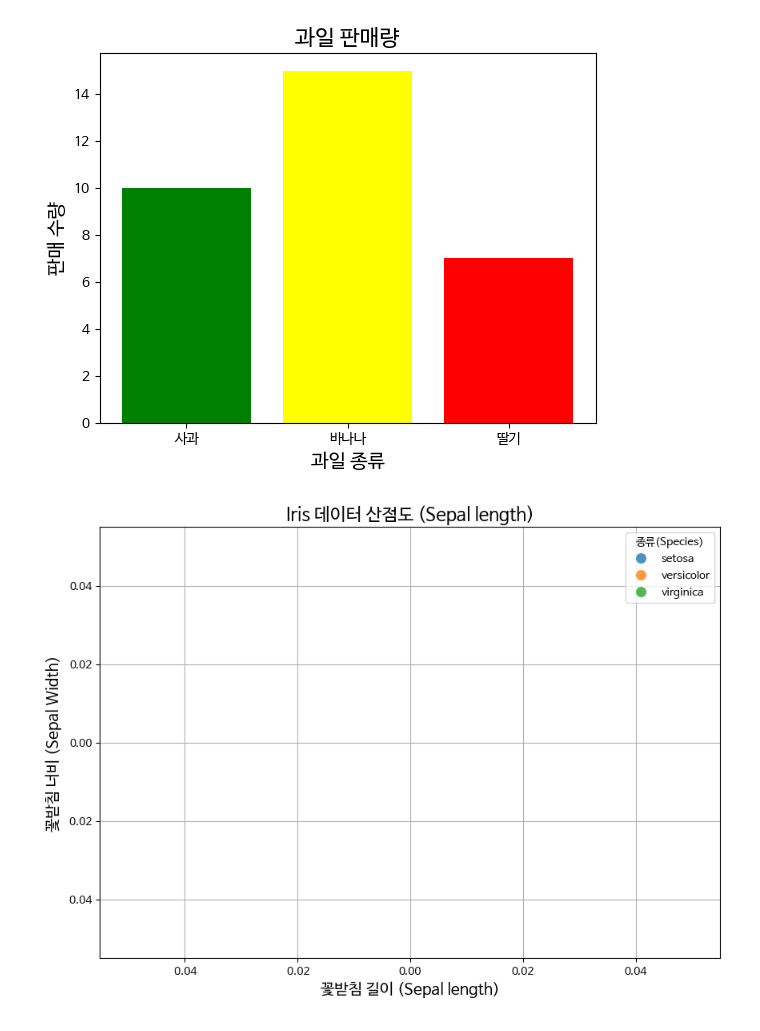
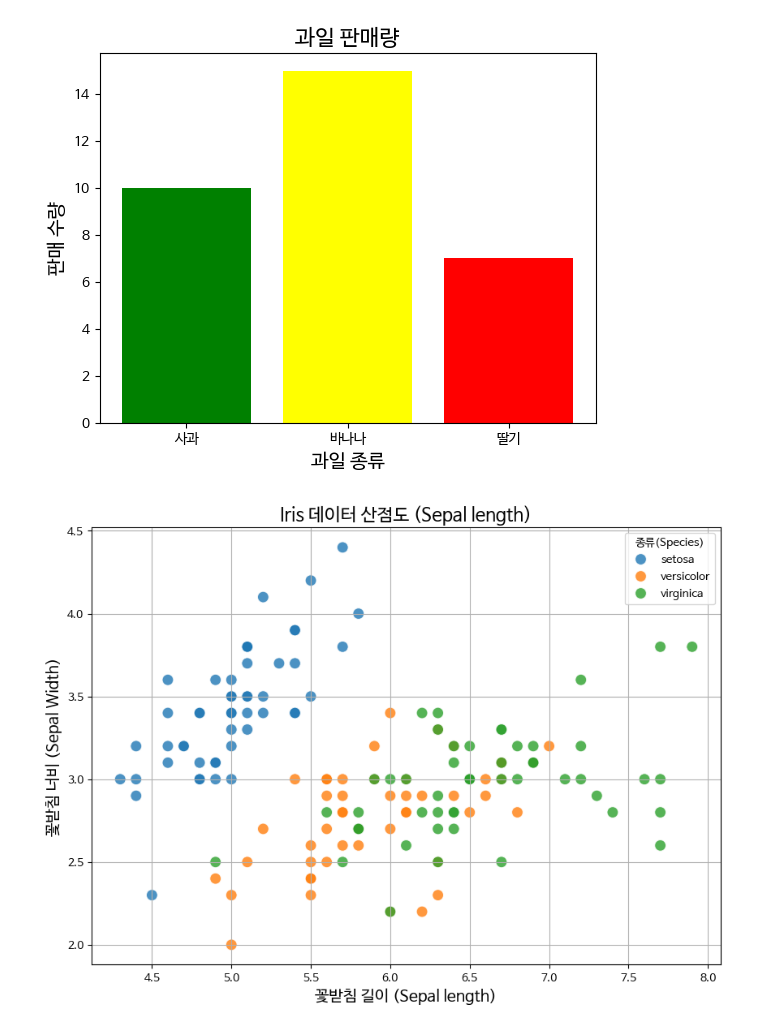
Before and after one commit to coconut4292/aipython, a Jupyter notebook: 2025_11_14.ipynb, the cells around one changed output. Drawn from its saved outputs; the diff is of its cells as text; code cells hidden in the pictures.

```diff
--- a/2025_11_14.ipynb
+++ b/2025_11_14.ipynb
@@ -231,16 +231,16 @@ plt.show()
 # %%
 import seaborn as sns
 import matplotlib.pyplot as plt
 
 iris = sns.load_dataset('iris')
 
 plt.figure(figsize=(10, 7))
-sns.scatterplot(x='sepal_length', hue='species', data=iris, s=100, alpha=0.8)
+sns.scatterplot(x='sepal_length', y='sepal_width', hue='species', data=iris, s=100, alpha=0.8)
 plt.title('Iris 데이터 산점도 (Sepal length)', fontsize=16)
 plt.xlabel('꽃받침 길이 (Sepal length)', fontsize=14)
 plt.ylabel('꽃받침 너비 (Sepal Width)', fontsize=14)
 plt.legend(title='종류(Species)')
 plt.grid(True)
 plt.show()
 # %% [output]
-[figure, old version]
+[figure, new version]
```
